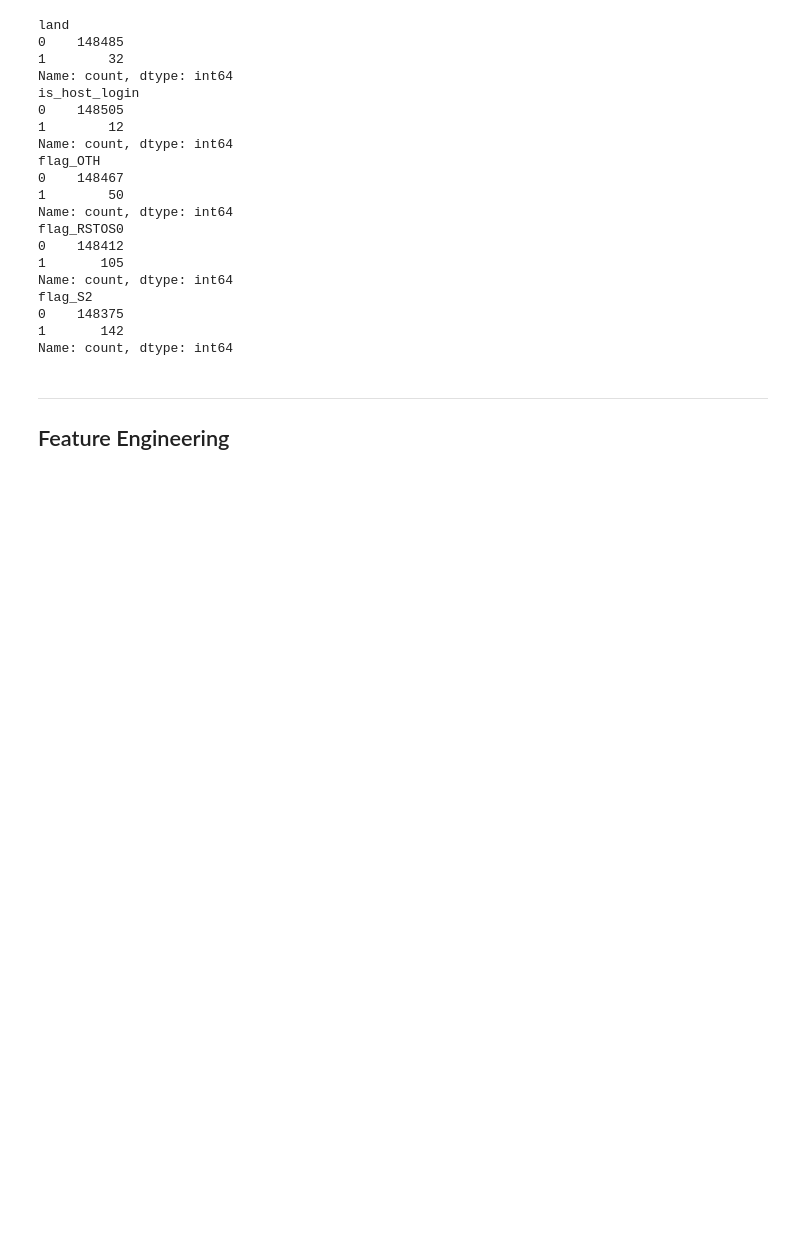
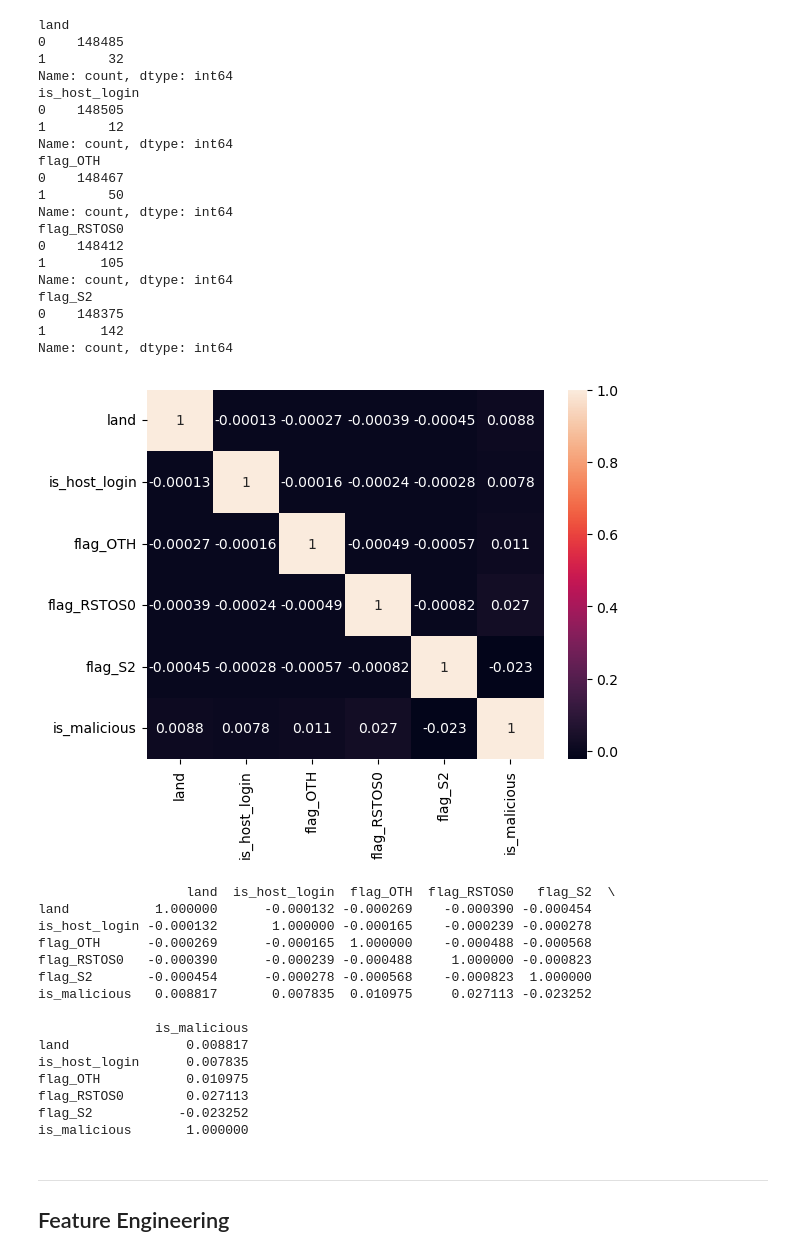
Before and after one commit to suzaladhikari/Network_Intrusion_Detector, a Jupyter notebook: preprocessing/preprocessing.ipynb, the cells around one changed output. Cells and saved outputs as stored; diff of their text form; code cells hidden in the pictures; blank space fills up the shorter version.

```diff
--- a/preprocessing/preprocessing.ipynb
+++ b/preprocessing/preprocessing.ipynb
@@ -242,3 +242,28 @@ flag_S2
 0    148375
 1       142
 Name: count, dtype: int64
+# %%
+### Lets see the heatmap of the less_varied_columns and the is_malicious column to see how correlated the data are:
+
+columns_to_be_checked = data[['land','is_host_login','flag_OTH','flag_RSTOS0', 'flag_S2', 'is_malicious']]
+sns.heatmap(columns_to_be_checked.corr(), annot = True)
+plt.show()
+
+print(columns_to_be_checked.corr())
+# %% [output]
+[figure, added]
+                   land  is_host_login  flag_OTH  flag_RSTOS0   flag_S2  \
+land           1.000000      -0.000132 -0.000269    -0.000390 -0.000454
+is_host_login -0.000132       1.000000 -0.000165    -0.000239 -0.000278
+flag_OTH      -0.000269      -0.000165  1.000000    -0.000488 -0.000568
+flag_RSTOS0   -0.000390      -0.000239 -0.000488     1.000000 -0.000823
+flag_S2       -0.000454      -0.000278 -0.000568    -0.000823  1.000000
+is_malicious   0.008817       0.007835  0.010975     0.027113 -0.023252
+
+               is_malicious
+land               0.008817
+is_host_login      0.007835
+flag_OTH           0.010975
+flag_RSTOS0        0.027113
+flag_S2           -0.023252
+is_malicious       1.000000
```
Also changed, not shown: parts of 1 cell of this notebook.
